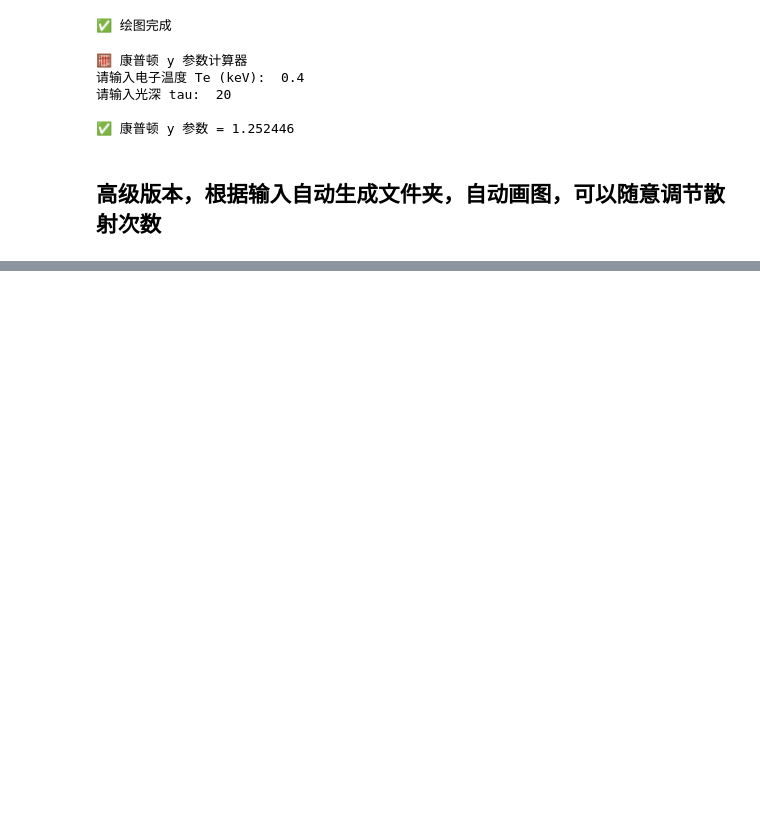
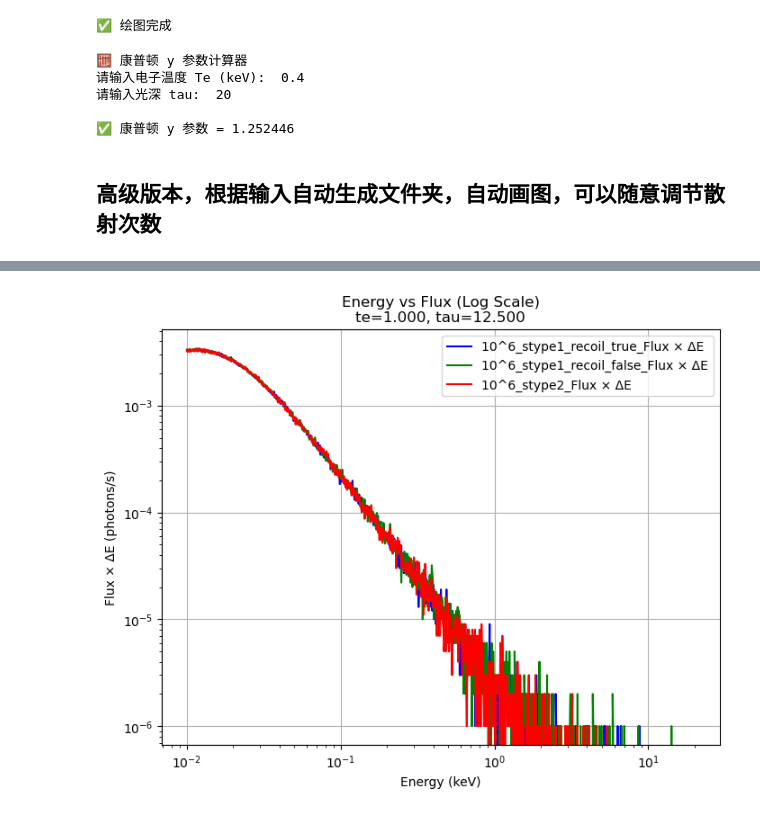
Before and after one commit to renhdw/warmcorona, a Jupyter notebook: Research/warmcom/program/查看高能峰原因.ipynb, the cells around one changed output, grey strips where cells are left out. Cells and saved outputs as stored; diff of their text form; code cells hidden in the pictures; blank space fills up the shorter version.

```diff
--- a/Research/warmcom/program/查看高能峰原因.ipynb
+++ b/Research/warmcom/program/查看高能峰原因.ipynb
@@ -286,0 +394,89 @@ nsca = -400
+# %%
+# ===== 输入要对比的 stype 列表 =====
+stype_choices = list(map(int, input("请输入要对比的 stype 编号（用空格分隔，例如: 0 1 2）: ").strip().split()))
+
+# 如果包含 stype1，则问 recoil 选择
+recoil_choice = None
+if 1 in stype_choices:
+    recoil_choice = input("请选择 recoil 状态 (true / false / both): ").strip().lower()
+
+# ===== 读取数据 =====
+base_paths = [
+    base_file_path,  # 10^6
+    base_file_path.replace("10_6", "10_7")  # 10^7
+]
+
+data_all = {}
+
+for base in base_paths:
+    folder_tag = "10^6" if "10_6" in base else "10^7"
+
+    for stype in stype_choices:
+        if stype == 1:
+            for recoil_state in recoil_subdirs:
+                stype_dir = os.path.join(
+                    f"te_{te_str}_tau_{tau_str}",
+                    f"stype1",
+                    recoil_state,
+                    "calspec"
+                )
+                en = load_dat_file(os.path.join(base, stype_dir, "en.dat"))
+                flux = load_dat_file(os.path.join(base, stype_dir, "flux.dat"))
+                de = load_dat_file(os.path.join(base, stype_dir, "de.dat"))
+
+                key_name = f"{folder_tag}_stype1_{recoil_state}"
+                if en is None or flux is None or de is None:
+                    continue
+                data_all[key_name] = {
+                    "en": en,
+                    "flux_de": np.multiply(flux, de)
+                }
+        else:
+            stype_dir = os.path.join(
+                f"te_{te_str}_tau_{tau_str}",
+                f"stype{stype}",
+                "calspec"
+            )
+            en = load_dat_file(os.path.join(base, stype_dir, "en.dat"))
+            flux = load_dat_file(os.path.join(base, stype_dir, "flux.dat"))
+            de = load_dat_file(os.path.join(base, stype_dir, "de.dat"))
+
+            key_name = f"{folder_tag}_stype{stype}"
+            if en is None or flux is None or de is None:
+                continue
+            data_all[key_name] = {
+                "en": en,
+                "flux_de": np.multiply(flux, de)
+            }
+
+# ===== 画图 =====
+plt.figure(figsize=(8, 6))
+colors = ['b', 'g', 'r', 'c', 'm', 'y', 'k']
+color_index = 0
+
+for key in data_all:
+    # stype1 时按 recoil 筛选
+    if "stype1" in key and recoil_choice != "both":
+        if recoil_choice == "true" and "recoil_true" not in key:
+            continue
+        if recoil_choice == "false" and "recoil_false" not in key:
+            continue
+
+    plt.plot(
+        data_all[key]["en"],
+        data_all[key]["flux_de"],
+        label=f"{key}_Flux × ΔE",
+        color=colors[color_index % len(colors)],
+        linestyle="--" if "10^7" in key else "-"
+    )
+    color_index += 1
+
+plt.xlabel("Energy (keV)")
+plt.ylabel("Flux × ΔE (photons/s)")
+plt.title(f"Energy vs Flux (Log Scale)\nte={te_str}, tau={tau_str}")
+plt.xscale("log")
+plt.yscale("log")
+plt.grid(True)
+plt.legend()
+plt.show()
+# %% [output]
@@ -286,0 +494 @@ nsca = -400
+[figure, added]
```
Also changed, not shown: parts of 8 cells of this notebook, 2 other files.
